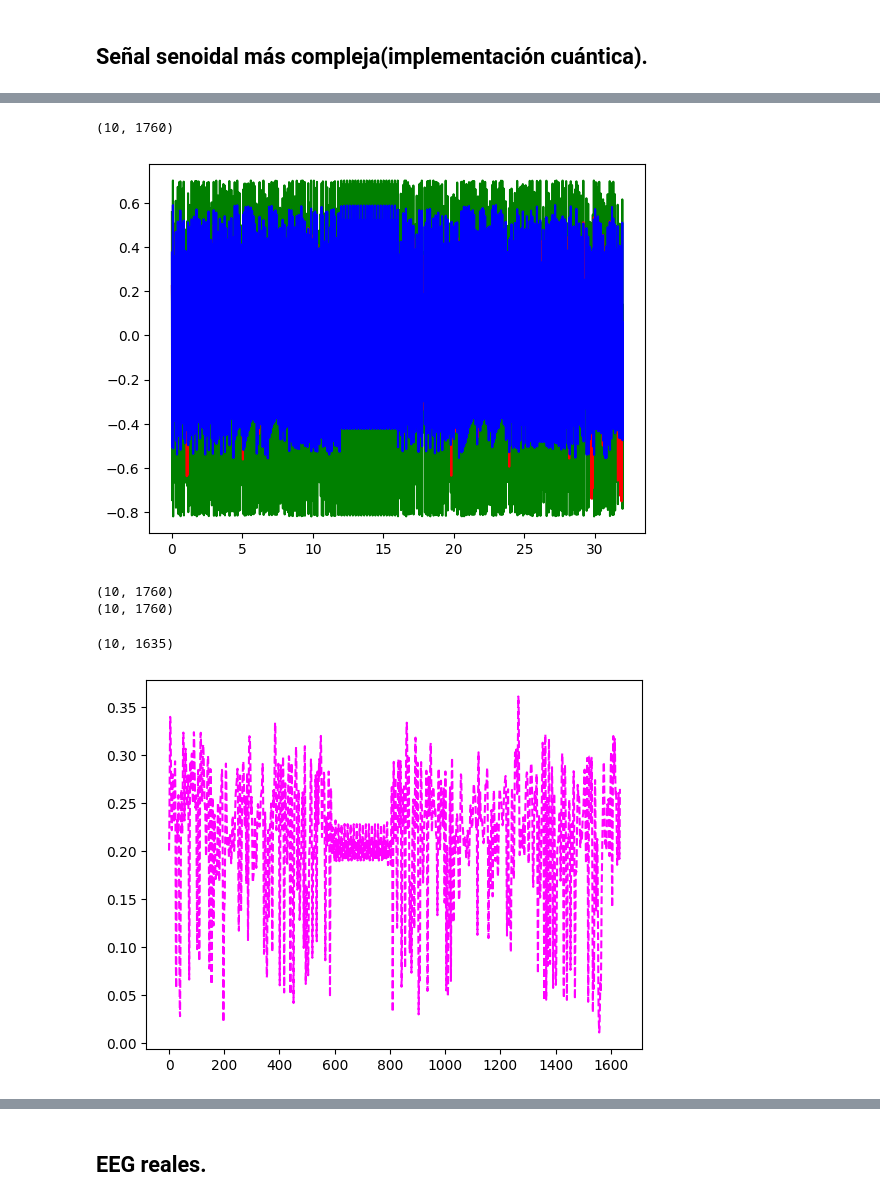
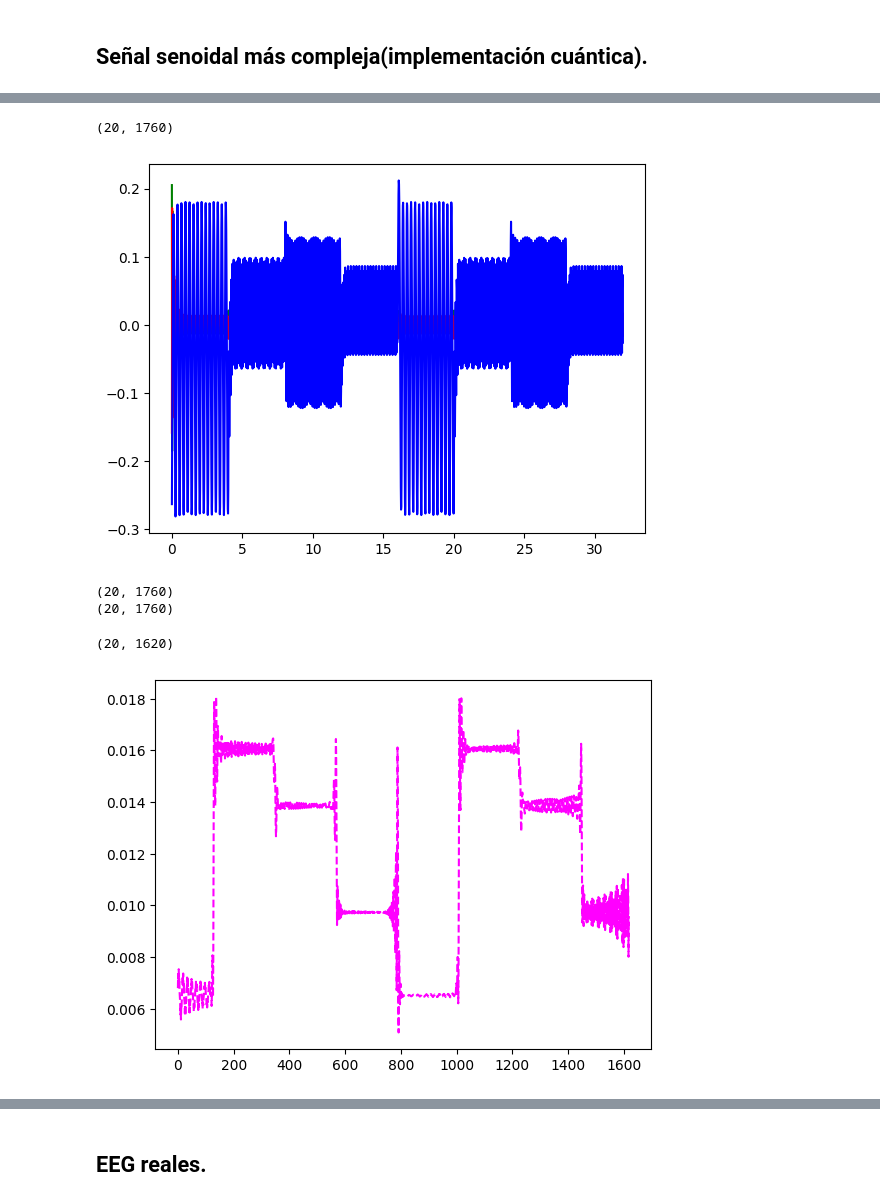
Before and after one commit to manuuuv/TFG, a Jupyter notebook: Quantum_RC_Manuel2.ipynb, the cells around one changed output, grey strips where cells are left out. Cells and saved outputs as stored; diff of their text form; code cells hidden in the pictures.

```diff
--- a/Quantum_RC_Manuel2.ipynb
+++ b/Quantum_RC_Manuel2.ipynb
@@ -632,7 +632,7 @@ plt.show()
 ## Señal senoidal más compleja(implementación cuántica).
 # %%
 # Number of qubits (size of quantum reservoir)
-num_qubits = 10
+num_qubits = 20
 # Depth of the reservoir circuit
 num_layers = 1
 
@@ -682,7 +682,7 @@ def quantum_echo_state_network(input_data, prev_output, weights_in, weights_rc,
         qml.RX(.05*weights_in[i] * input_data + .95*weights_rc[i] * prev_output[i], wires=i)
 
     # Evolve through the quantum reservoir
-    quantum_reservoir(reservoir_weights, connectivity='star')
+    quantum_reservoir(reservoir_weights, connectivity='full')
 
     # Measure expectation values (output features)
     return [qml.expval(qml.PauliZ(i)) for i in range(num_qubits)]
@@ -737,8 +737,8 @@ plt.plot(t2, RS_cuantico_2[1, :], color = 'red')
 plt.plot(t2, RS_cuantico_2[2, :], color = 'blue')
 plt.show()
 # %% [output]
-(10, 1760)
+(20, 1760)
-[figure, old version]
+[figure, new version]
 # %%
 # Función para aplicar un filtro pasa-banda
 def bandpass_filter(data, lowcut, highcut, fs, order=4):
@@ -761,14 +761,14 @@ amplitude_envelope = np.abs(analytic_signal)
 print(analytic_signal.shape)
 print(amplitude_envelope.shape)
 # %% [output]
-(10, 1760)
-(10, 1760)
+(20, 1760)
+(20, 1760)
 # %%
-stable_start = min(75, amplitude_envelope.shape[1])
+stable_start = min(90, amplitude_envelope.shape[1])
 input_sequence = amplitude_envelope[:, stable_start:-50]
 print(input_sequence.shape)
 plt.plot(input_sequence[0, 1:], linestyle="dashed", color = 'magenta')
 plt.show()
 # %% [output]
-(10, 1635)
+(20, 1620)
-[figure, old version]
+[figure, new version]
```
Also changed, not shown: parts of 19 cells of this notebook, 1 other file.
